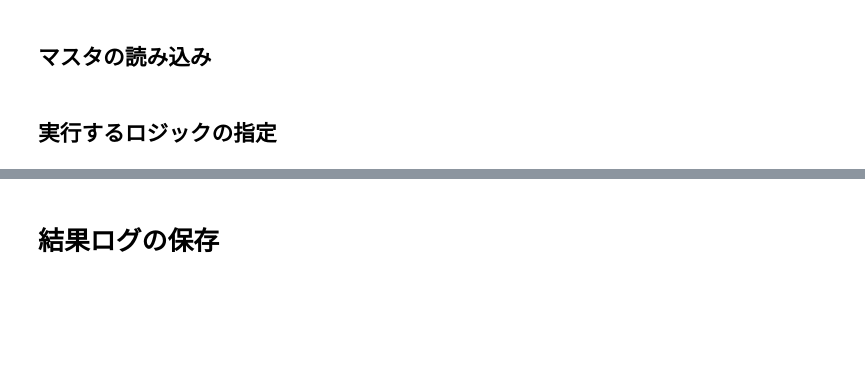
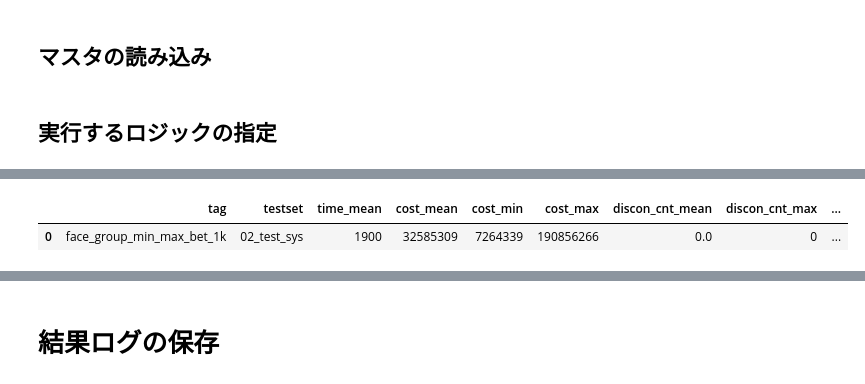
Before and after one commit to starpentagon/ahc017, a Jupyter notebook: work/90_notebook/01_test.ipynb, the cells around one changed output, grey strips where cells are left out. Drawn from its saved outputs; the diff is of its cells as text; code cells hidden in the pictures; blank space fills up the shorter version.

```diff
--- a/work/90_notebook/01_test.ipynb
+++ b/work/90_notebook/01_test.ipynb
@@ -205,3 +200,16 @@ summary_df
+# %%
+# sys test
+summary_df = pd.DataFrame()
+
+if testset_name == '02_test_sys' or testset_name == '03_test_stress':
+    result_sub_df = pd.merge(sys_seed_df, result_df, on='seed')
+    summary_df = get_summary_df(result_sub_df)
+    summary_df['testset'] = '02_test_sys'
+
+summary_df
+# %% [output]
+|  | tag | testset | time_mean | cost_mean | cost_min | cost_max | discon_cnt_mean | discon_cnt_max | ... |
+| 0 | face_group_min_max_bet_1k | 02_test_sys | 1900 | 32585309 | 7264339 | 190856266 | 0.0 | 0 | ... |
 # %%
 # stress test
 summary_df = pd.DataFrame()
```
Also changed, not shown: parts of 7 cells of this notebook, 22 other files.
